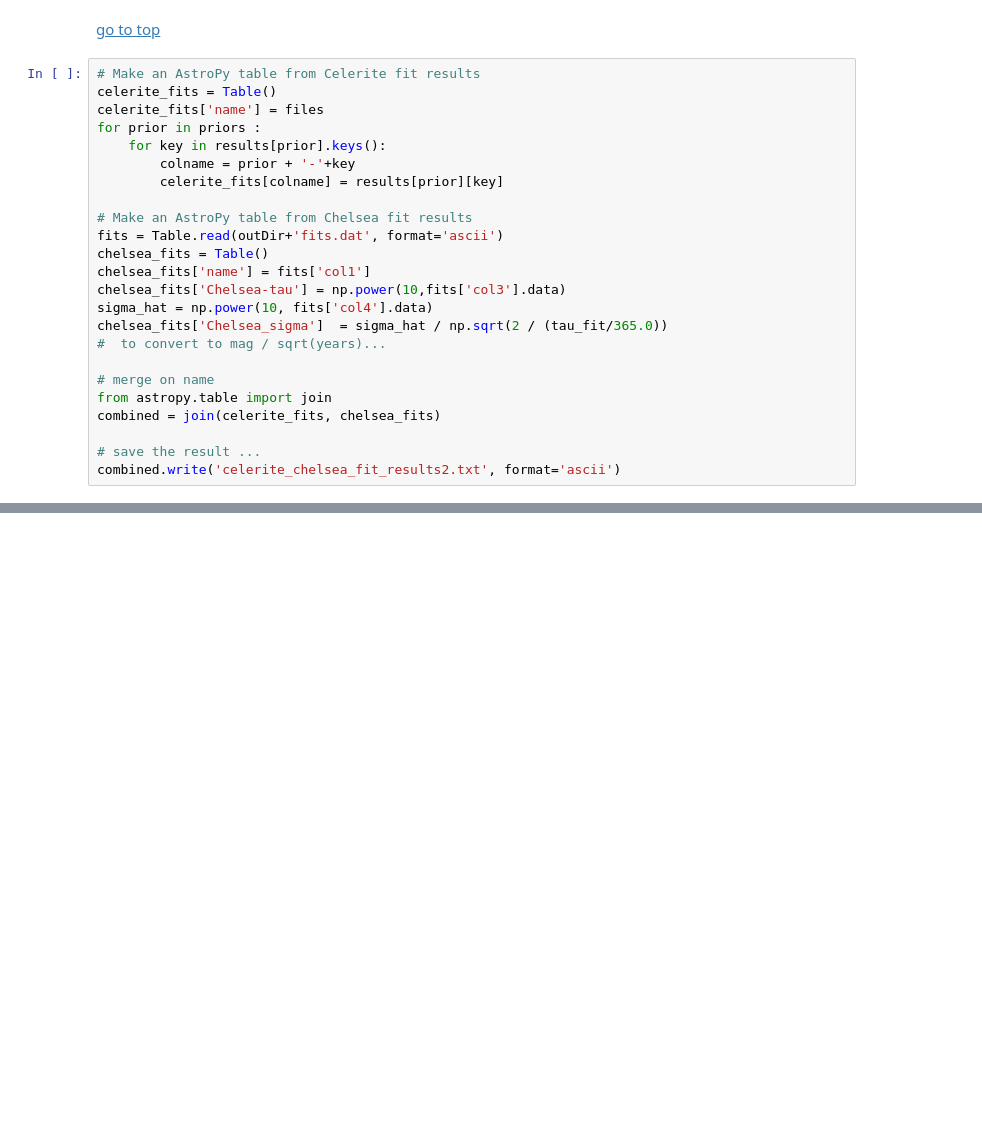
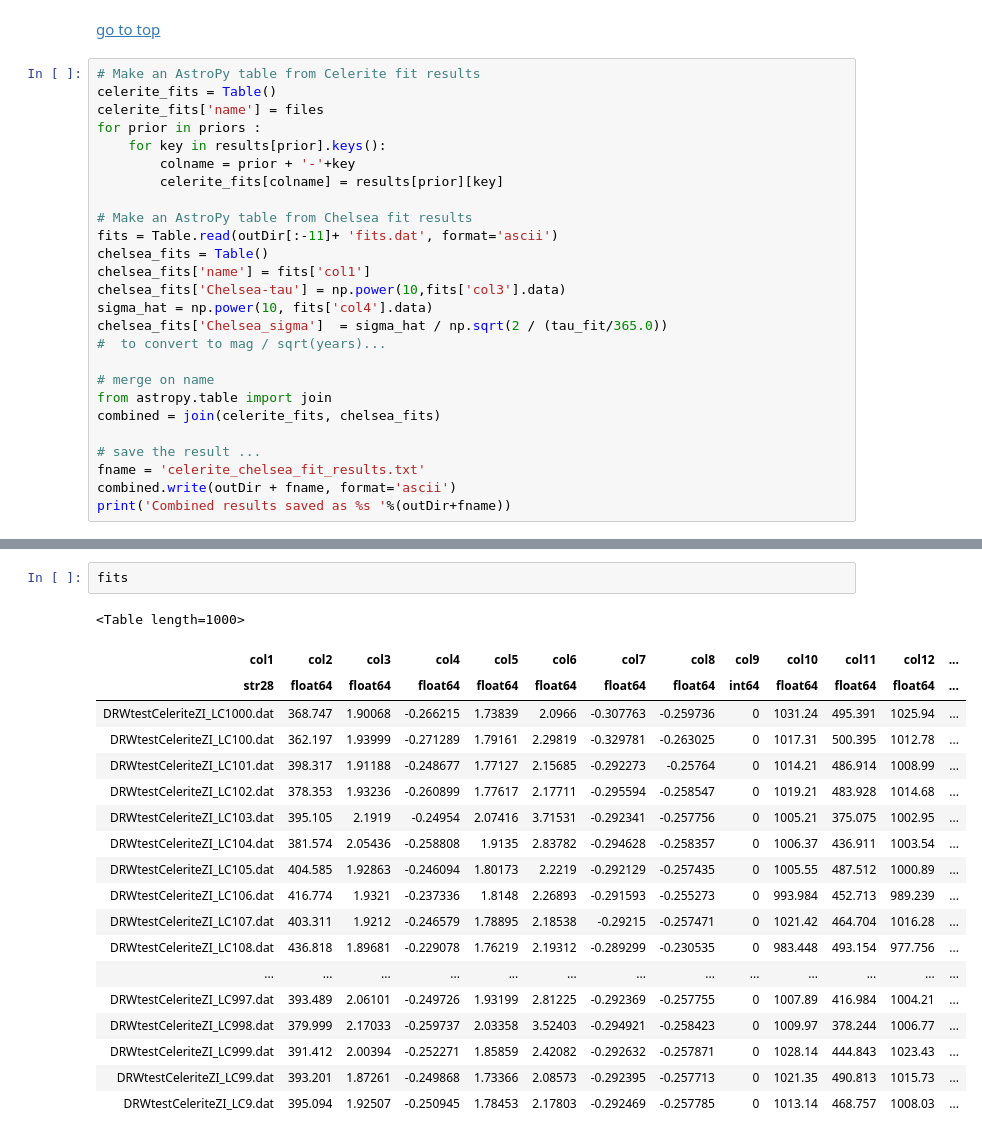
Before and after one commit to suberlak/DRW_Celerite, a Jupyter notebook: code/DRW_Chelsea_Celerite_test.ipynb, the cells around one changed output, grey strips where cells are left out. Saved outputs shown, nothing was run; the diff lists cells and outputs as text; blank space fills up the shorter version.

```diff
--- a/code/DRW_Chelsea_Celerite_test.ipynb
+++ b/code/DRW_Chelsea_Celerite_test.ipynb
@@ -656,7 +640,7 @@ for prior in priors :
         celerite_fits[colname] = results[prior][key]
 
 # Make an AstroPy table from Chelsea fit results
-fits = Table.read(outDir+'fits.dat', format='ascii')
+fits = Table.read(outDir[:-11]+ 'fits.dat', format='ascii')
 chelsea_fits = Table()
 chelsea_fits['name'] = fits['col1']
 chelsea_fits['Chelsea-tau'] = np.power(10,fits['col3'].data)
@@ -669,4 +653,6 @@ from astropy.table import join
 combined = join(celerite_fits, chelsea_fits)
 
 # save the result ...
-combined.write('celerite_chelsea_fit_results2.txt', format='ascii')
+fname = 'celerite_chelsea_fit_results.txt'
+combined.write(outDir + fname, format='ascii')
+print('Combined results saved as %s '%(outDir+fname))
@@ -694,0 +681,22 @@ plt.scatter()
+# %%
+fits
+# %% [output]
+<Table length=1000>
+| col1 | col2 | col3 | col4 | col5 | col6 | col7 | col8 | col9 | col10 | col11 | col12 | ... |
+| str28 | float64 | float64 | float64 | float64 | float64 | float64 | float64 | int64 | float64 | float64 | float64 | ... |
+| DRWtestCeleriteZI_LC1000.dat | 368.747 | 1.90068 | -0.266215 | 1.73839 | 2.0966 | -0.307763 | -0.259736 | 0 | 1031.24 | 495.391 | 1025.94 | ... |
+| DRWtestCeleriteZI_LC100.dat | 362.197 | 1.93999 | -0.271289 | 1.79161 | 2.29819 | -0.329781 | -0.263025 | 0 | 1017.31 | 500.395 | 1012.78 | ... |
+| DRWtestCeleriteZI_LC101.dat | 398.317 | 1.91188 | -0.248677 | 1.77127 | 2.15685 | -0.292273 | -0.25764 | 0 | 1014.21 | 486.914 | 1008.99 | ... |
+| DRWtestCeleriteZI_LC102.dat | 378.353 | 1.93236 | -0.260899 | 1.77617 | 2.17711 | -0.295594 | -0.258547 | 0 | 1019.21 | 483.928 | 1014.68 | ... |
+| DRWtestCeleriteZI_LC103.dat | 395.105 | 2.1919 | -0.24954 | 2.07416 | 3.71531 | -0.292341 | -0.257756 | 0 | 1005.21 | 375.075 | 1002.95 | ... |
+| DRWtestCeleriteZI_LC104.dat | 381.574 | 2.05436 | -0.258808 | 1.9135 | 2.83782 | -0.294628 | -0.258357 | 0 | 1006.37 | 436.911 | 1003.54 | ... |
+| DRWtestCeleriteZI_LC105.dat | 404.585 | 1.92863 | -0.246094 | 1.80173 | 2.2219 | -0.292129 | -0.257435 | 0 | 1005.55 | 487.512 | 1000.89 | ... |
+| DRWtestCeleriteZI_LC106.dat | 416.774 | 1.9321 | -0.237336 | 1.8148 | 2.26893 | -0.291593 | -0.255273 | 0 | 993.984 | 452.713 | 989.239 | ... |
+| DRWtestCeleriteZI_LC107.dat | 403.311 | 1.9212 | -0.246579 | 1.78895 | 2.18538 | -0.29215 | -0.257471 | 0 | 1021.42 | 464.704 | 1016.28 | ... |
+| DRWtestCeleriteZI_LC108.dat | 436.818 | 1.89681 | -0.229078 | 1.76219 | 2.19312 | -0.289299 | -0.230535 | 0 | 983.448 | 493.154 | 977.756 | ... |
+| ... | ... | ... | ... | ... | ... | ... | ... | ... | ... | ... | ... | ... |
+| DRWtestCeleriteZI_LC997.dat | 393.489 | 2.06101 | -0.249726 | 1.93199 | 2.81225 | -0.292369 | -0.257755 | 0 | 1007.89 | 416.984 | 1004.21 | ... |
+| DRWtestCeleriteZI_LC998.dat | 379.999 | 2.17033 | -0.259737 | 2.03358 | 3.52403 | -0.294921 | -0.258423 | 0 | 1009.97 | 378.244 | 1006.77 | ... |
+| DRWtestCeleriteZI_LC999.dat | 391.412 | 2.00394 | -0.252271 | 1.85859 | 2.42082 | -0.292632 | -0.257871 | 0 | 1028.14 | 444.843 | 1023.43 | ... |
+| DRWtestCeleriteZI_LC99.dat | 393.201 | 1.87261 | -0.249868 | 1.73366 | 2.08573 | -0.292395 | -0.257713 | 0 | 1021.35 | 490.813 | 1015.73 | ... |
+| DRWtestCeleriteZI_LC9.dat | 395.094 | 1.92507 | -0.250945 | 1.78453 | 2.17803 | -0.292469 | -0.257785 | 0 | 1013.14 | 468.757 | 1008.03 | ... |
```
Also changed, not shown: parts of 16 cells of this notebook.
